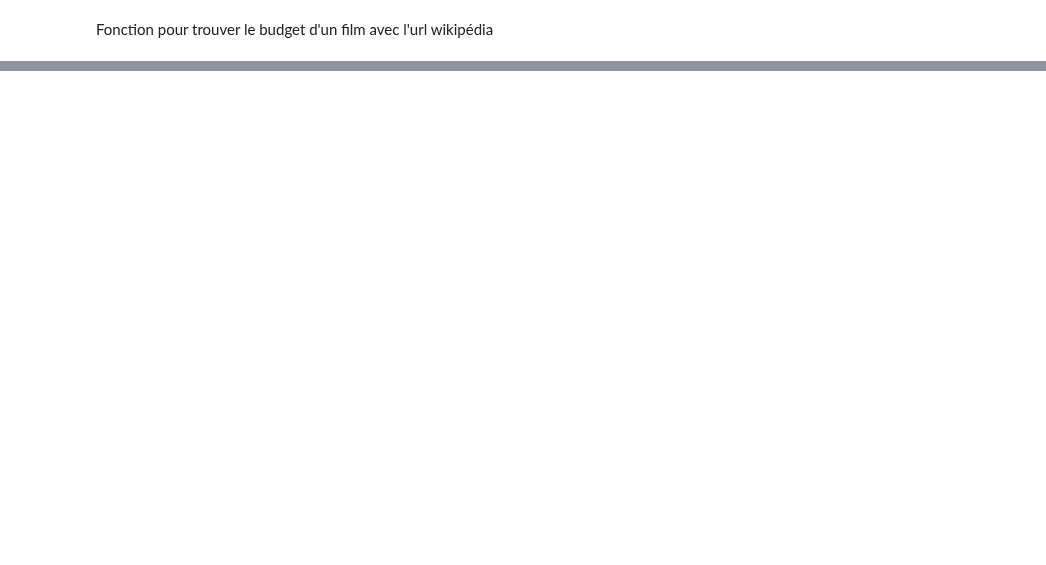
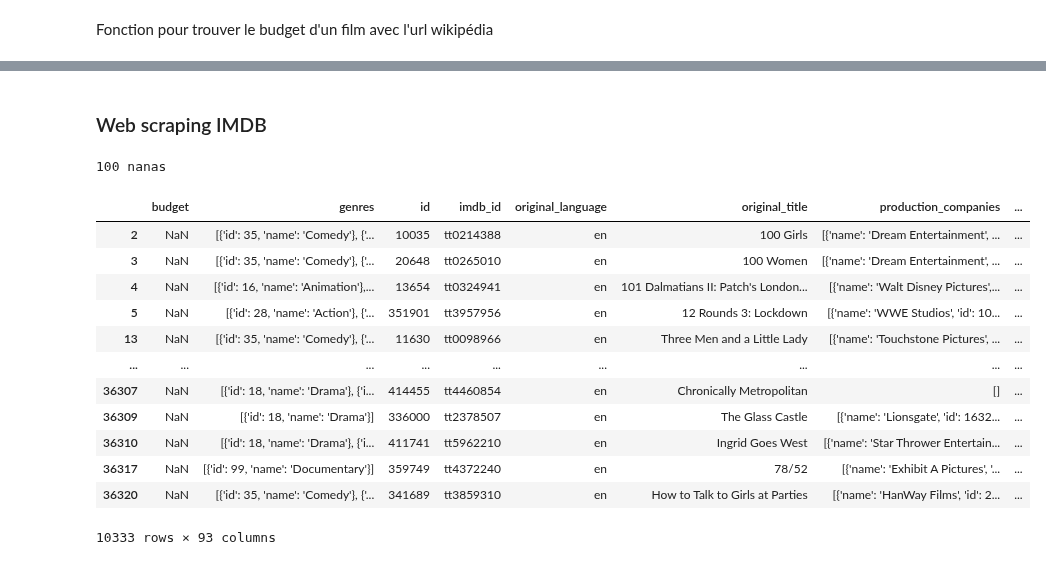
Before and after one commit to mlepennec-ensae/formation_cepe, a Jupyter notebook: Projet/donnees_projet.ipynb, the cells around one changed output, grey strips where cells are left out. Drawn from its saved outputs; the diff is of its cells as text; code cells hidden in the pictures; blank space fills up the shorter version.

Commit message:
creation budget_final

```diff
--- a/Projet/donnees_projet.ipynb
+++ b/Projet/donnees_projet.ipynb
@@ -269,5 +335,5 @@ data_movies_credits['realisateur'] = data_movies_credits['crew'].apply(
     lambda lst: lst['job' == 'Director']['name'] if isinstance(lst, list) and len(lst) > 0 else None
 )
 # %%
-data=data_movies_credits[data_movies_credits["budget"]=="0"]
-data[['title', 'url', 'url_film', 'url_film_date']]
+data_movies_credits[data_movies_credits["budget"].isna()].shape
+#data[['title', 'url', 'url_film', 'url_film_date']]
@@ -329,8 +395,16 @@ data[['title','budget', 'budget_url','budget_url_film','budget_url_film_date']].
+# %%
+FILE_KEY_S3 = '/movies_budget.csv'
+FILE_PATH_S3 = BUCKET+FILE_KEY_S3
+with fs.open(FILE_PATH_S3, mode = "rb") as file_in :
+    data = pd.read_csv(file_in,sep=',', header=0)
+# %%
+df=data_movies_credits.merge(data[["id", "budget_url", "budget_url_film", "budget_url_film_date"]], left_on='id', right_on='id')
 # %%
 
 # Création de la colonne 'budget_final'
-data['budget_final'] = (
-    data['budget_url']
-    .fillna(data['budget_url_film'])
-    .fillna(data['budget_url_film_date'])
+df['budget_final'] = (
+    df['budget']
+    .fillna(df["budget_url"])
+    .fillna(df['budget_url_film'])
+    .fillna(df['budget_url_film_date'])
 )
@@ -339,9 +438,30 @@ data[data['budget_final'].isna()]
+# %% [markdown]
+### Web scraping IMDB
 # %%
 
 
-response = requests.get('https://www.imdb.com/fr/title/tt0303758/', headers=headers)
+response = requests.get('https://www.imdb.com/fr/title/tt3859310/', headers=headers)
 response.status_code
         # Parser le HTML
 soup = BeautifulSoup(response.content, 'html.parser')
 selector="#__next > main > div > section.ipc-page-background.ipc-page-background--base.sc-358297d7-0.CHcbB > div > section > div > div.sc-e1aae3e0-1.eEFIsG.ipc-page-grid__item.ipc-page-grid__item--span-2 > section:nth-child(47) > div.sc-314065ad-0.hZXevt > ul > li > div > ul > li > span"
 print(soup.select(selector)[0].text)
+# %% [output]
+100 nanas
+# %%
+condition=(df['pays1']=="United States of America") & (df["budget_final"].isna())
+df.loc[condition]
+# %% [output]
+|  | budget | genres | id | imdb_id | original_language | original_title | production_companies | ... |
+| 2 | NaN | [{'id': 35, 'name': 'Comedy'}, {'... | 10035 | tt0214388 | en | 100 Girls | [{'name': 'Dream Entertainment', ... | ... |
+| 3 | NaN | [{'id': 35, 'name': 'Comedy'}, {'... | 20648 | tt0265010 | en | 100 Women | [{'name': 'Dream Entertainment', ... | ... |
+| 4 | NaN | [{'id': 16, 'name': 'Animation'},... | 13654 | tt0324941 | en | 101 Dalmatians II: Patch's London... | [{'name': 'Walt Disney Pictures',... | ... |
+| 5 | NaN | [{'id': 28, 'name': 'Action'}, {'... | 351901 | tt3957956 | en | 12 Rounds 3: Lockdown | [{'name': 'WWE Studios', 'id': 10... | ... |
+| 13 | NaN | [{'id': 35, 'name': 'Comedy'}, {'... | 11630 | tt0098966 | en | Three Men and a Little Lady | [{'name': 'Touchstone Pictures', ... | ... |
+| ... | ... | ... | ... | ... | ... | ... | ... | ... |
+| 36307 | NaN | [{'id': 18, 'name': 'Drama'}, {'i... | 414455 | tt4460854 | en | Chronically Metropolitan | [] | ... |
+| 36309 | NaN | [{'id': 18, 'name': 'Drama'}] | 336000 | tt2378507 | en | The Glass Castle | [{'name': 'Lionsgate', 'id': 1632... | ... |
+| 36310 | NaN | [{'id': 18, 'name': 'Drama'}, {'i... | 411741 | tt5962210 | en | Ingrid Goes West | [{'name': 'Star Thrower Entertain... | ... |
+| 36317 | NaN | [{'id': 99, 'name': 'Documentary'}] | 359749 | tt4372240 | en | 78/52 | [{'name': 'Exhibit A Pictures', '... | ... |
+| 36320 | NaN | [{'id': 35, 'name': 'Comedy'}, {'... | 341689 | tt3859310 | en | How to Talk to Girls at Parties | [{'name': 'HanWay Films', 'id': 2... | ... |
+10333 rows × 93 columns
```
Also changed, not shown: parts of 15 cells of this notebook.
